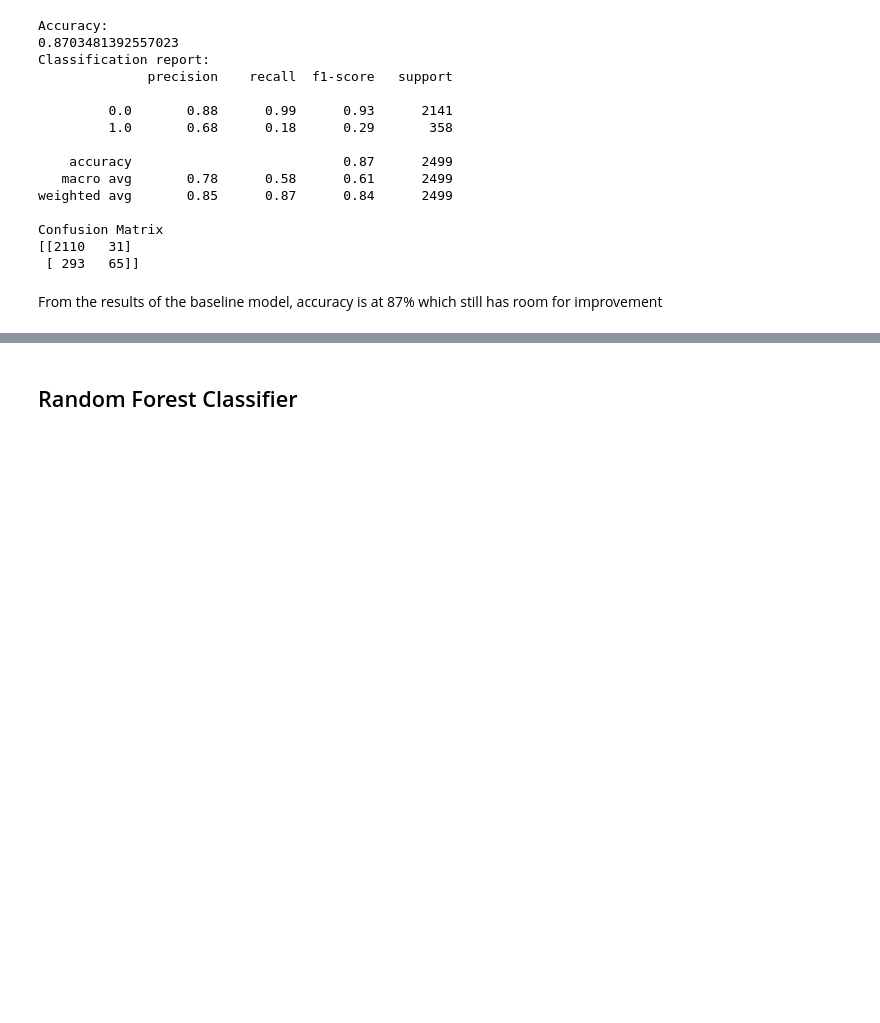
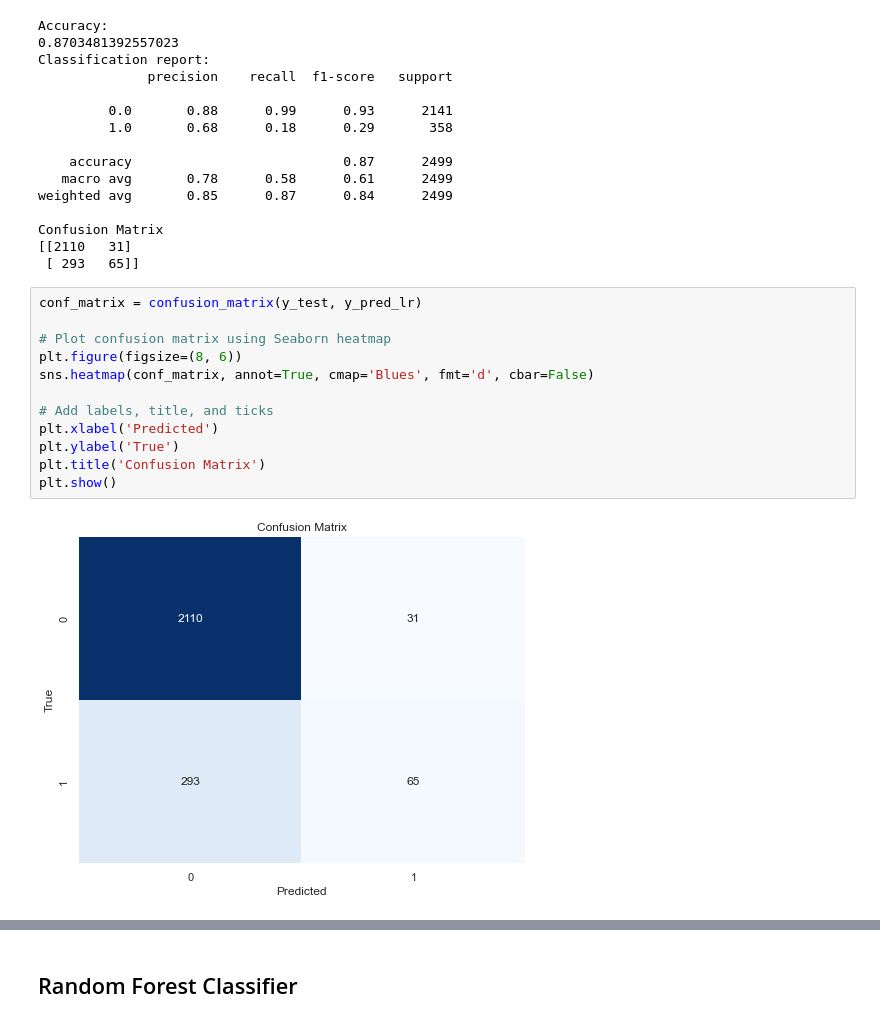
Before and after one commit to Mbachia/Tel-Customer-Churn, a Jupyter notebook: notebook.ipynb, the cells around one changed output, grey strips where cells are left out. Saved outputs shown, nothing was run; the diff lists cells and outputs as text; blank space fills up the shorter version.

```diff
--- a/notebook.ipynb
+++ b/notebook.ipynb
@@ -475,5 +477,17 @@ weighted avg       0.85      0.87      0.84      2499
 Confusion Matrix
 [[2110   31]
  [ 293   65]]
-# %% [markdown]
-From the results of the baseline model, accuracy is at 87% which still has room for improvement
+# %%
+conf_matrix = confusion_matrix(y_test, y_pred_lr)
+
+# Plot confusion matrix using Seaborn heatmap
+plt.figure(figsize=(8, 6))
+sns.heatmap(conf_matrix, annot=True, cmap='Blues', fmt='d', cbar=False)
+
+# Add labels, title, and ticks
+plt.xlabel('Predicted')
+plt.ylabel('True')
+plt.title('Confusion Matrix')
+plt.show()
+# %% [output]
+[figure, added]
```
Also changed, not shown: parts of 24 cells of this notebook.
